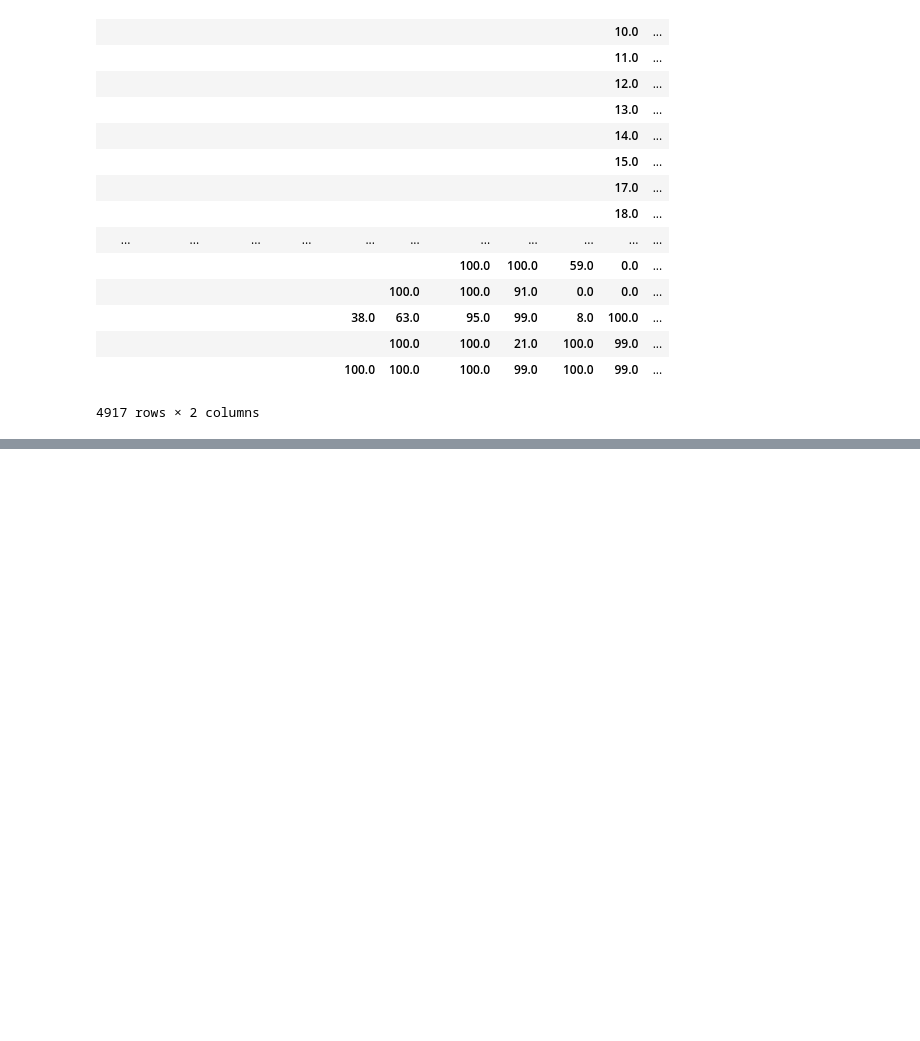
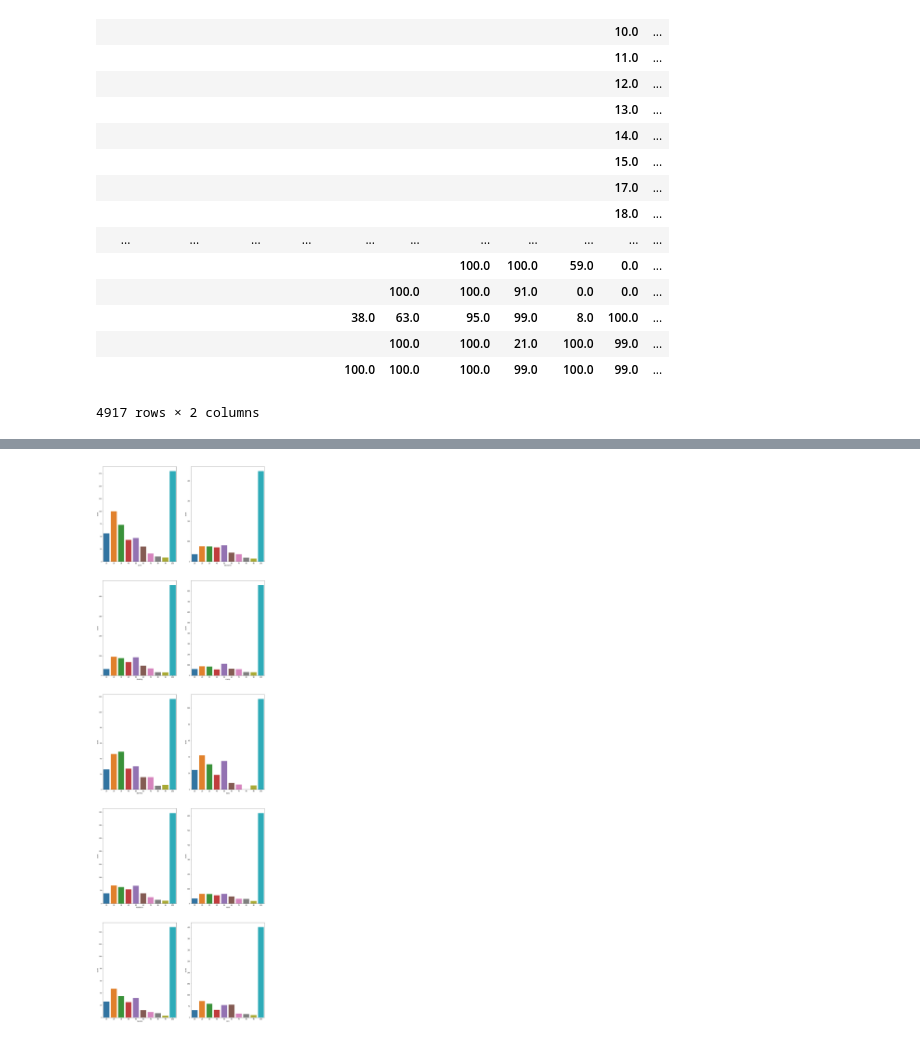
Before and after one commit to markostalma/distracted_galileo, a Jupyter notebook: PSlove dataset.ipynb, the cells around one changed output, grey strips where cells are left out. Cells and saved outputs as stored; diff of their text form; code cells hidden in the pictures; blank space fills up the shorter version.

```diff
--- a/PSlove dataset.ipynb
+++ b/PSlove dataset.ipynb
@@ -206,0 +188,14 @@ ax.legend(bbox_to_anchor=(1.05, 1), loc=2, borderaxespad=0.)
+# %%
+fig, axes = plt.subplots(5, 2, figsize=(20, 70))
+ax = sns.countplot(x="acne", data=symptom, order=[10,20,30,40,50,60,70,80,90,100], ax=axes[0, 0])
+ax = sns.countplot(x="backache", data=symptom, order=[10,20,30,40,50,60,70,80,90,100], ax=axes[0, 1])
+ax = sns.countplot(x="bloating", data=symptom, order=[10,20,30,40,50,60,70,80,90,100], ax=axes[1, 0])
+ax = sns.countplot(x="cramp", data=symptom, order=[10,20,30,40,50,60,70,80,90,100], ax=axes[1, 1])
+ax = sns.countplot(x="diarrhea", data=symptom, order=[10,20,30,40,50,60,70,80,90,100], ax=axes[2, 0])
+ax = sns.countplot(x="dizzy", data=symptom, order=[10,20,30,40,50,60,70,80,90,100], ax=axes[2, 1])
+ax = sns.countplot(x="headache", data=symptom, order=[10,20,30,40,50,60,70,80,90,100], ax=axes[3, 0])
+ax = sns.countplot(x="mood", data=symptom, order=[10,20,30,40,50,60,70,80,90,100], ax=axes[3, 1])
+ax = sns.countplot(x="nausea", data=symptom, order=[10,20,30,40,50,60,70,80,90,100], ax=axes[4, 0])
+ax = sns.countplot(x="sore", data=symptom, order=[10,20,30,40,50,60,70,80,90,100], ax=axes[4, 1])
+# %% [output]
+[figure, added]
```
Also changed, not shown: parts of 7 cells of this notebook.
